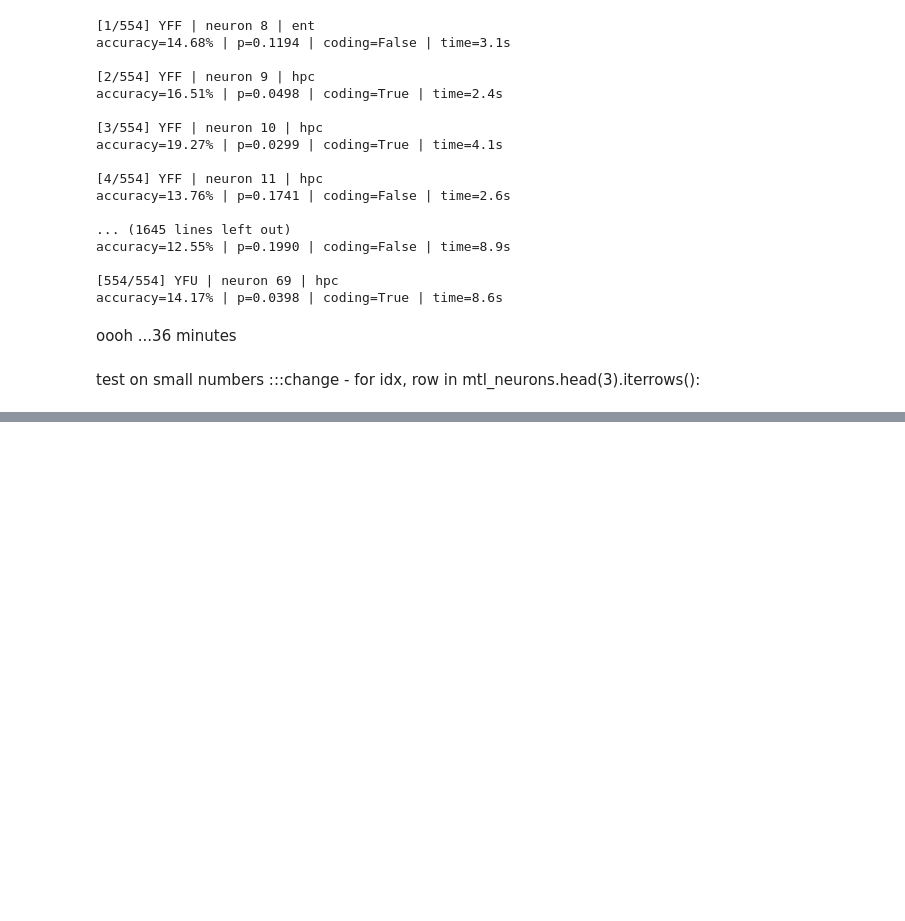
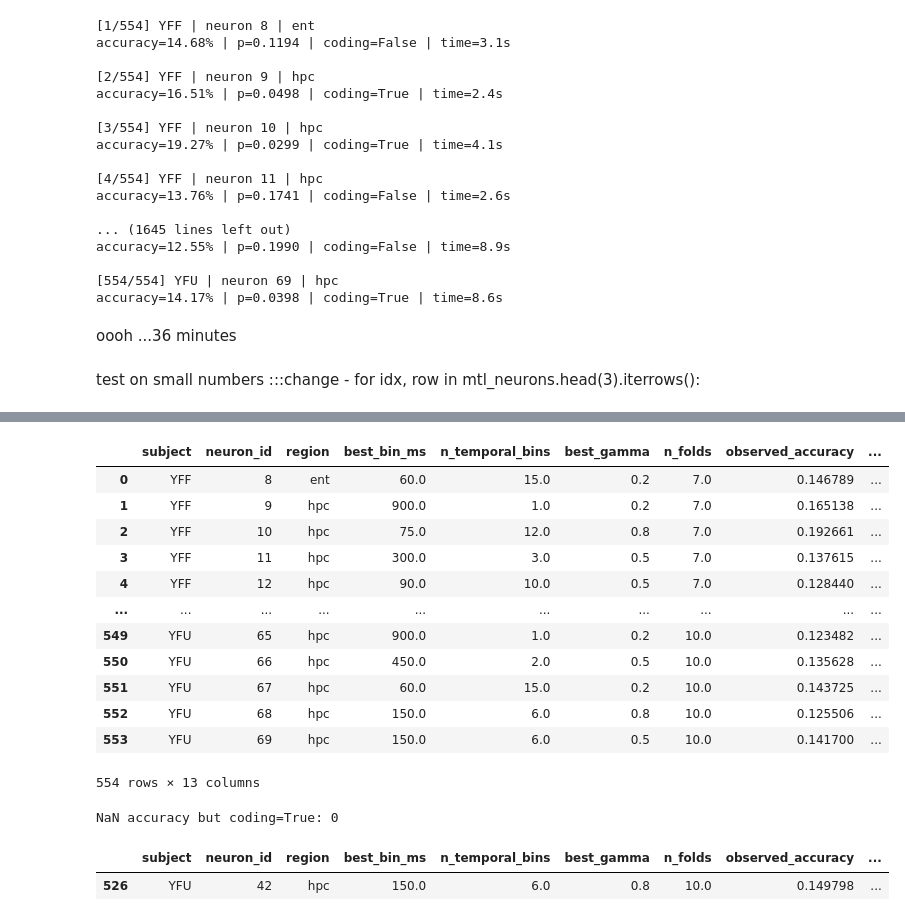
Before and after one commit to Shafiq-Abdu/number-simplex-reproduction, a Jupyter notebook: notebooks/02_arithmetic_spike_anlyse.ipynb, the cells around one changed output, grey strips where cells are left out. Drawn from its saved outputs; the diff is of its cells as text; code cells hidden in the pictures; blank space fills up the shorter version.

Commit message:
modified:   notebooks/02_arithmetic_spike_anlyse.ipynb 	new file:   results/temporal_number_coding_corrected.csv

```diff
--- a/notebooks/02_arithmetic_spike_anlyse.ipynb
+++ b/notebooks/02_arithmetic_spike_anlyse.ipynb
@@ -3366,0 +4083,18 @@ test on small numbers :::change -  for idx, row in mtl_neurons.head(3).iterrows(
+# %%
+corrected = pd.read_csv(
+    "../results/temporal_number_coding_corrected.csv"
+)
+
+print("Rows saved:", len(corrected))
+
+print("\nNaN observed accuracies:")
+print(corrected["observed_accuracy"].isna().sum())
+
+print("\nNaN p-values:")
+print(corrected["p_value"].isna().sum())
+
+print("\nErrors file exists:")
+error_path = Path(
+    "../results/temporal_number_coding_corrected_errors.csv"
+)
+print(error_path.exists())
@@ -3366,0 +4112,33 @@ test on small numbers :::change -  for idx, row in mtl_neurons.head(3).iterrows(
+# %%
+corrected
+# %% [output]
+|  | subject | neuron_id | region | best_bin_ms | n_temporal_bins | best_gamma | n_folds | observed_accuracy | ... |
+| 0 | YFF | 8 | ent | 60.0 | 15.0 | 0.2 | 7.0 | 0.146789 | ... |
+| 1 | YFF | 9 | hpc | 900.0 | 1.0 | 0.2 | 7.0 | 0.165138 | ... |
+| 2 | YFF | 10 | hpc | 75.0 | 12.0 | 0.8 | 7.0 | 0.192661 | ... |
+| 3 | YFF | 11 | hpc | 300.0 | 3.0 | 0.5 | 7.0 | 0.137615 | ... |
+| 4 | YFF | 12 | hpc | 90.0 | 10.0 | 0.5 | 7.0 | 0.128440 | ... |
+| ... | ... | ... | ... | ... | ... | ... | ... | ... | ... |
+| 549 | YFU | 65 | hpc | 900.0 | 1.0 | 0.2 | 10.0 | 0.123482 | ... |
+| 550 | YFU | 66 | hpc | 450.0 | 2.0 | 0.5 | 10.0 | 0.135628 | ... |
+| 551 | YFU | 67 | hpc | 60.0 | 15.0 | 0.2 | 10.0 | 0.143725 | ... |
+| 552 | YFU | 68 | hpc | 150.0 | 6.0 | 0.8 | 10.0 | 0.125506 | ... |
+| 553 | YFU | 69 | hpc | 150.0 | 6.0 | 0.5 | 10.0 | 0.141700 | ... |
+554 rows × 13 columns
+# %%
+bad_cases = corrected[
+    corrected["observed_accuracy"].isna() &
+    (corrected["number_coding"] == True)
+]
+
+print("NaN accuracy but coding=True:", len(bad_cases))
+# %% [output]
+NaN accuracy but coding=True: 0
+# %%
+corrected[
+    (corrected["subject"] == "YFU") &
+    (corrected["neuron_id"] == 42)
+]
+# %% [output]
+|  | subject | neuron_id | region | best_bin_ms | n_temporal_bins | best_gamma | n_folds | observed_accuracy | ... |
+| 526 | YFU | 42 | hpc | 150.0 | 6.0 | 0.8 | 10.0 | 0.149798 | ... |
```
Also changed, not shown: parts of 51 cells of this notebook, 1 other file.
